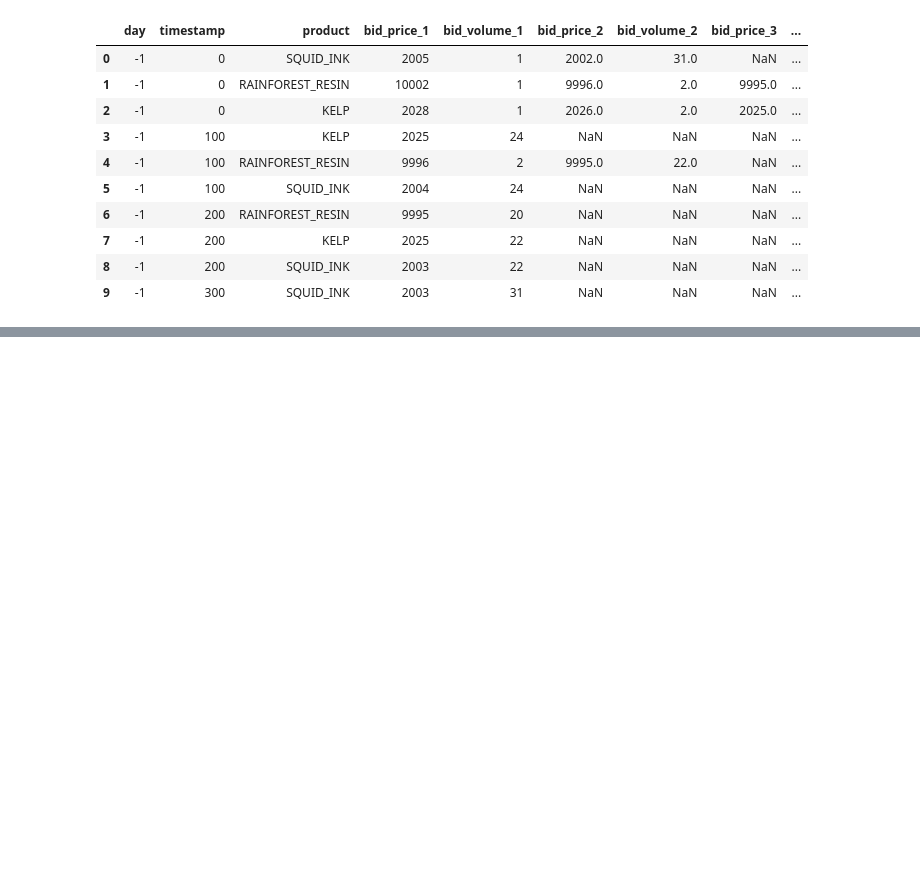
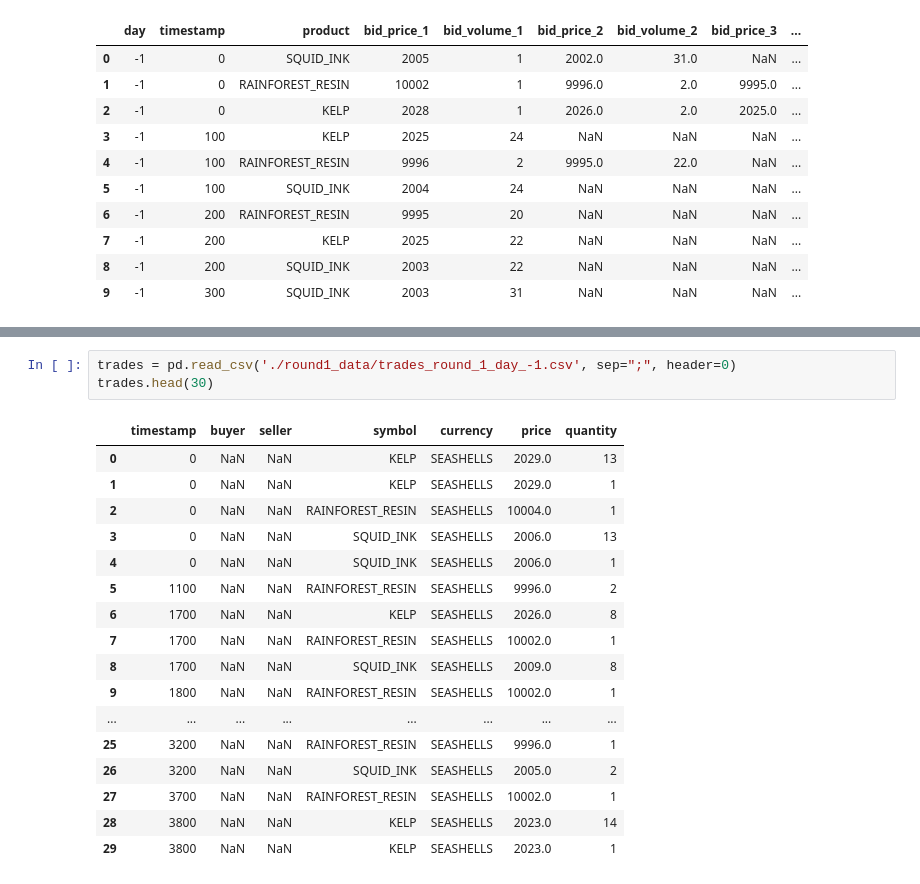
Before and after one commit to ericyucb/prosperity3, a Jupyter notebook: round1/research.ipynb, the cells around one changed output, grey strips where cells are left out. Saved outputs shown, nothing was run; the diff lists cells and outputs as text; blank space fills up the shorter version.

```diff
--- a/round1/research.ipynb
+++ b/round1/research.ipynb
@@ -73,0 +32,21 @@ ValueError: Mime type rendering requires nbformat>=4.2.0 but it is not installed
+# %%
+trades = pd.read_csv('./round1_data/trades_round_1_day_-1.csv', sep=";", header=0)
+trades.head(30)
+# %% [output]
+|  | timestamp | buyer | seller | symbol | currency | price | quantity |
+| 0 | 0 | NaN | NaN | KELP | SEASHELLS | 2029.0 | 13 |
+| 1 | 0 | NaN | NaN | KELP | SEASHELLS | 2029.0 | 1 |
+| 2 | 0 | NaN | NaN | RAINFOREST_RESIN | SEASHELLS | 10004.0 | 1 |
+| 3 | 0 | NaN | NaN | SQUID_INK | SEASHELLS | 2006.0 | 13 |
+| 4 | 0 | NaN | NaN | SQUID_INK | SEASHELLS | 2006.0 | 1 |
+| 5 | 1100 | NaN | NaN | RAINFOREST_RESIN | SEASHELLS | 9996.0 | 2 |
+| 6 | 1700 | NaN | NaN | KELP | SEASHELLS | 2026.0 | 8 |
+| 7 | 1700 | NaN | NaN | RAINFOREST_RESIN | SEASHELLS | 10002.0 | 1 |
+| 8 | 1700 | NaN | NaN | SQUID_INK | SEASHELLS | 2009.0 | 8 |
+| 9 | 1800 | NaN | NaN | RAINFOREST_RESIN | SEASHELLS | 10002.0 | 1 |
+| ... | ... | ... | ... | ... | ... | ... | ... |
+| 25 | 3200 | NaN | NaN | RAINFOREST_RESIN | SEASHELLS | 9996.0 | 1 |
+| 26 | 3200 | NaN | NaN | SQUID_INK | SEASHELLS | 2005.0 | 2 |
+| 27 | 3700 | NaN | NaN | RAINFOREST_RESIN | SEASHELLS | 10002.0 | 1 |
+| 28 | 3800 | NaN | NaN | KELP | SEASHELLS | 2023.0 | 14 |
+| 29 | 3800 | NaN | NaN | KELP | SEASHELLS | 2023.0 | 1 |
```
Also changed, not shown: parts of 2 cells of this notebook, 13 other files.
